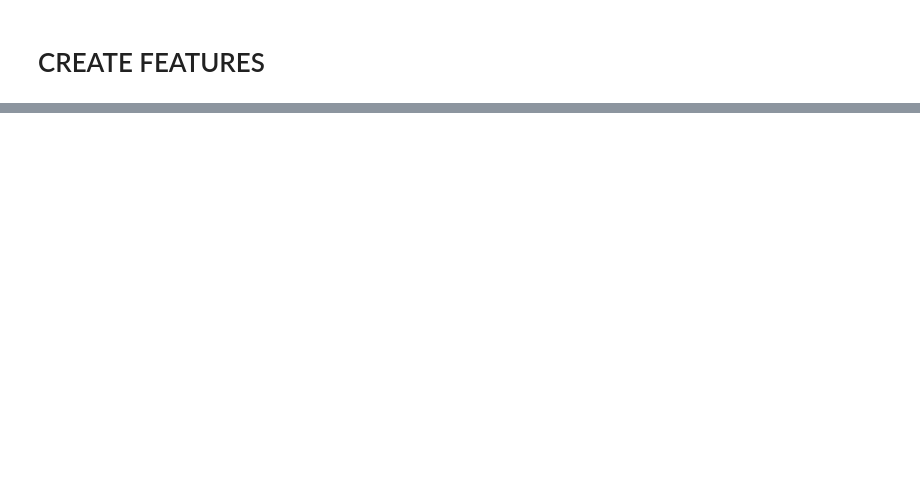
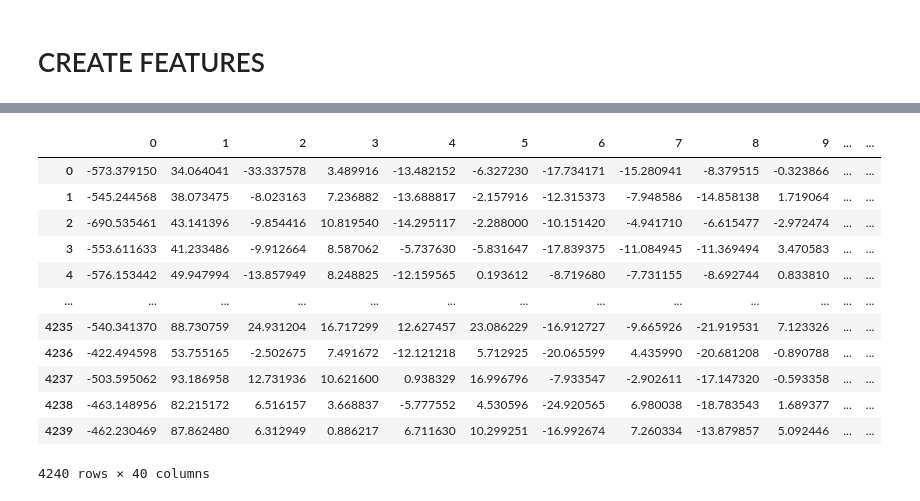
Before and after one commit to timsamson/audible_emotion_recognition, a Jupyter notebook: model/dataprep.ipynb, the cells around one changed output, grey strips where cells are left out. Drawn from its saved outputs; the diff is of its cells as text; code cells hidden in the pictures; blank space fills up the shorter version.

Commit message:
random forest and data clean up

```diff
--- a/model/dataprep.ipynb
+++ b/model/dataprep.ipynb
@@ -322,7 +322,9 @@ def parser(row):
 
    feature = mfccs
    label = row.Class
+   emotion = row.Emotion
 
-   return [feature, label]
+
+   return [feature, label, emotion]
 
 temp = train.apply(parser, axis=1)
@@ -369,0 +331,9 @@ new_audio
+# %%
+features = [x[0] for x in temp]
+features
+
+labels = [x[1] for x in temp]
+labels
+
+emotions = [x[2] for x in temp]
+emotions
@@ -369,0 +358,18 @@ new_audio
+# %%
+
+features_df = pd.DataFrame(data=features)
+features_df
+# %% [output]
+|  | 0 | 1 | 2 | 3 | 4 | 5 | 6 | 7 | 8 | 9 | ... | ... |
+| 0 | -573.379150 | 34.064041 | -33.337578 | 3.489916 | -13.482152 | -6.327230 | -17.734171 | -15.280941 | -8.379515 | -0.323866 | ... | ... |
+| 1 | -545.244568 | 38.073475 | -8.023163 | 7.236882 | -13.688817 | -2.157916 | -12.315373 | -7.948586 | -14.858138 | 1.719064 | ... | ... |
+| 2 | -690.535461 | 43.141396 | -9.854416 | 10.819540 | -14.295117 | -2.288000 | -10.151420 | -4.941710 | -6.615477 | -2.972474 | ... | ... |
+| 3 | -553.611633 | 41.233486 | -9.912664 | 8.587062 | -5.737630 | -5.831647 | -17.839375 | -11.084945 | -11.369494 | 3.470583 | ... | ... |
+| 4 | -576.153442 | 49.947994 | -13.857949 | 8.248825 | -12.159565 | 0.193612 | -8.719680 | -7.731155 | -8.692744 | 0.833810 | ... | ... |
+| ... | ... | ... | ... | ... | ... | ... | ... | ... | ... | ... | ... | ... |
+| 4235 | -540.341370 | 88.730759 | 24.931204 | 16.717299 | 12.627457 | 23.086229 | -16.912727 | -9.665926 | -21.919531 | 7.123326 | ... | ... |
+| 4236 | -422.494598 | 53.755165 | -2.502675 | 7.491672 | -12.121218 | 5.712925 | -20.065599 | 4.435990 | -20.681208 | -0.890788 | ... | ... |
+| 4237 | -503.595062 | 93.186958 | 12.731936 | 10.621600 | 0.938329 | 16.996796 | -7.933547 | -2.902611 | -17.147320 | -0.593358 | ... | ... |
+| 4238 | -463.148956 | 82.215172 | 6.516157 | 3.668837 | -5.777552 | 4.530596 | -24.920565 | 6.980038 | -18.783543 | 1.689377 | ... | ... |
+| 4239 | -462.230469 | 87.862480 | 6.312949 | 0.886217 | 6.711630 | 10.299251 | -16.992674 | 7.260334 | -13.879857 | 5.092446 | ... | ... |
+4240 rows × 40 columns
```
Also changed, not shown: parts of 17 cells of this notebook, 4 other files.
